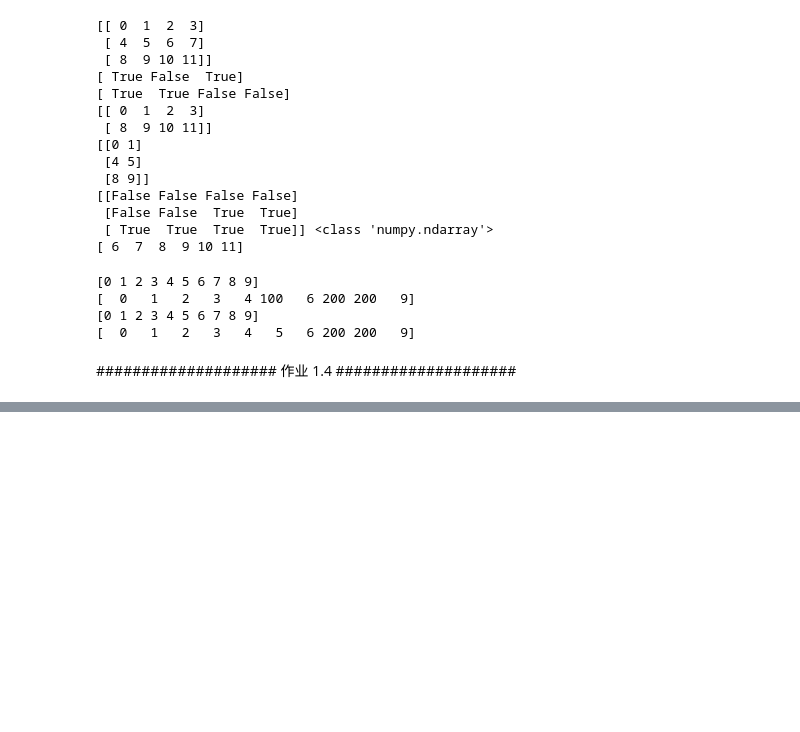
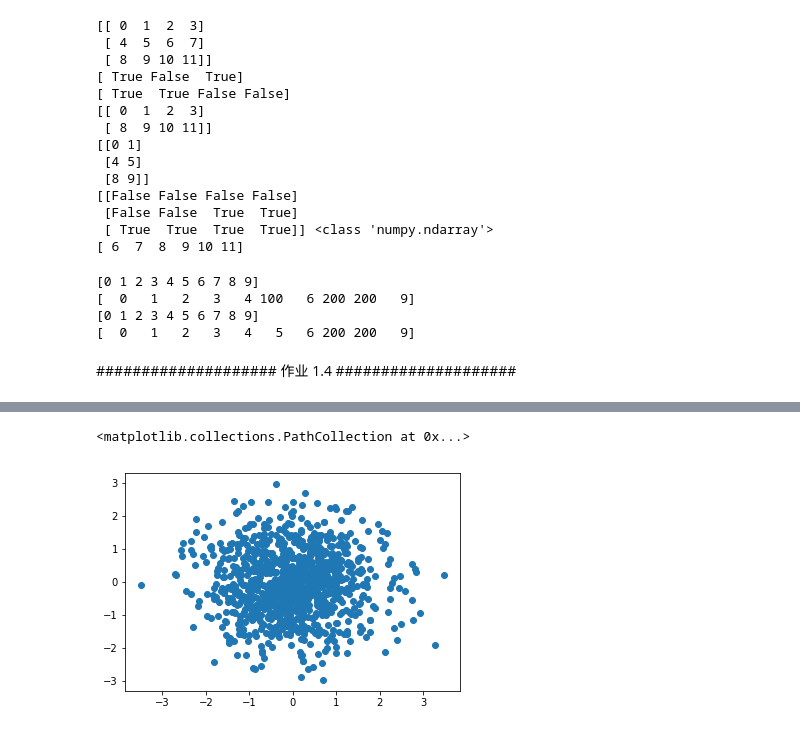
Before and after one commit to Mocha-Pudding/Python-DataAnalysis, a Jupyter notebook: CLASSDATA_Chapter01重点工具：数据解析/CH01科学计算工具：Numpy/【个人笔记】CH01科学计算工具：Numpy.ipynb, the cells around one changed output, grey strips where cells are left out. Cells and saved outputs as stored; diff of their text form; code cells hidden in the pictures; blank space fills up the shorter version.

Commit message:
【课程1.6】  Numpy数据的输入输出
【个人笔记】CH01科学计算工具：Numpy - 【课程1.6】  Numpy数据的输入输出

```diff
--- a/CLASSDATA_Chapter01重点工具：数据解析/CH01科学计算工具：Numpy/【个人笔记】CH01科学计算工具：Numpy.ipynb
+++ b/CLASSDATA_Chapter01重点工具：数据解析/CH01科学计算工具：Numpy/【个人笔记】CH01科学计算工具：Numpy.ipynb
@@ -476,0 +516,10 @@ numpy.random包含多种概率分布的随机样本，是数据分析辅助的
+# %%
+#  numpy.random.randn(d0, d1, ..., dn)：生成一个浮点数或N维浮点数组 —— 正态分布
+
+date3 = np.random.randn(1000)
+date4 = np.random.randn(1000)
+
+plt.scatter(date3,date4)
+# %% [output]
+<matplotlib.collections.PathCollection at 0x...>
+[figure, added]
```
Also changed, not shown: parts of 8 cells of this notebook, 2 other files.
